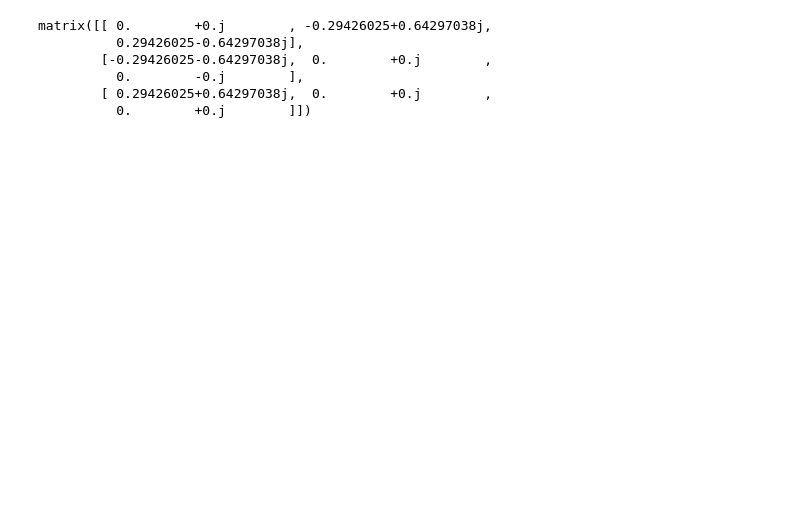
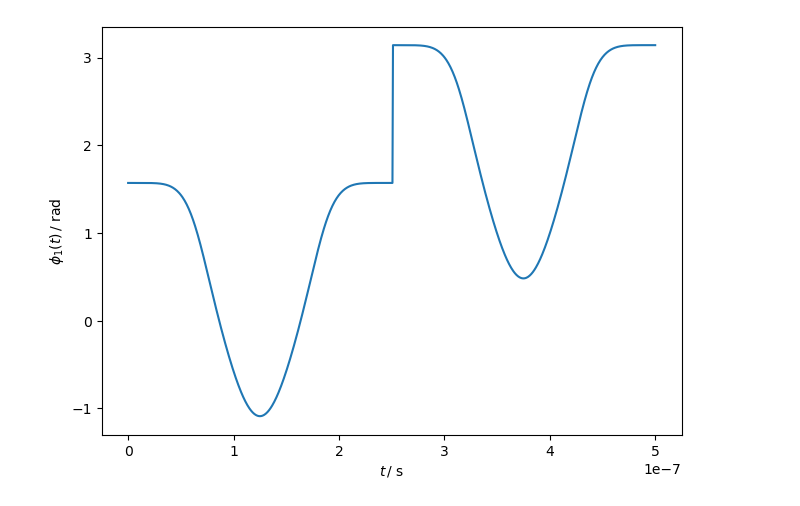
Before and after one commit to dormail/Quantum-Information-2, a Jupyter notebook: term_project/single_qubit_x.ipynb, the cells around one changed output. Cells and saved outputs as stored; diff of their text form; code cells hidden in the pictures; blank space fills up the shorter version.

```diff
--- a/term_project/single_qubit_x.ipynb
+++ b/term_project/single_qubit_x.ipynb
@@ -24,14 +74,14 @@ def phi_1(t):
+# %%
+plt.clf()
+plt.plot(t, phi_1(t))
+plt.tight_layout()
+plt.xlabel(r'$t \, / $ s')
+plt.ylabel(r'$\phi_1(t) \, / $ rad')
+plt.savefig('build/1-phi_1.pdf')
+# %% [output]
+[figure, added]
 # %%
 def Hamiltonian(t):
     H = np.matrix(Omega(t) / 2 * np.exp(-1 * 1j * phi_1(t)) * np.outer(state_bright, state_a))
 
     return H + H.H
-# %%
-Hamiltonian(2)
-# %% [output]
-matrix([[ 0.        +0.j        , -0.29426025+0.64297038j,
-          0.29426025-0.64297038j],
-        [-0.29426025-0.64297038j,  0.        +0.j        ,
-          0.        -0.j        ],
-        [ 0.29426025+0.64297038j,  0.        +0.j        ,
-          0.        +0.j        ]])
```
Also changed, not shown: parts of 19 cells of this notebook.
